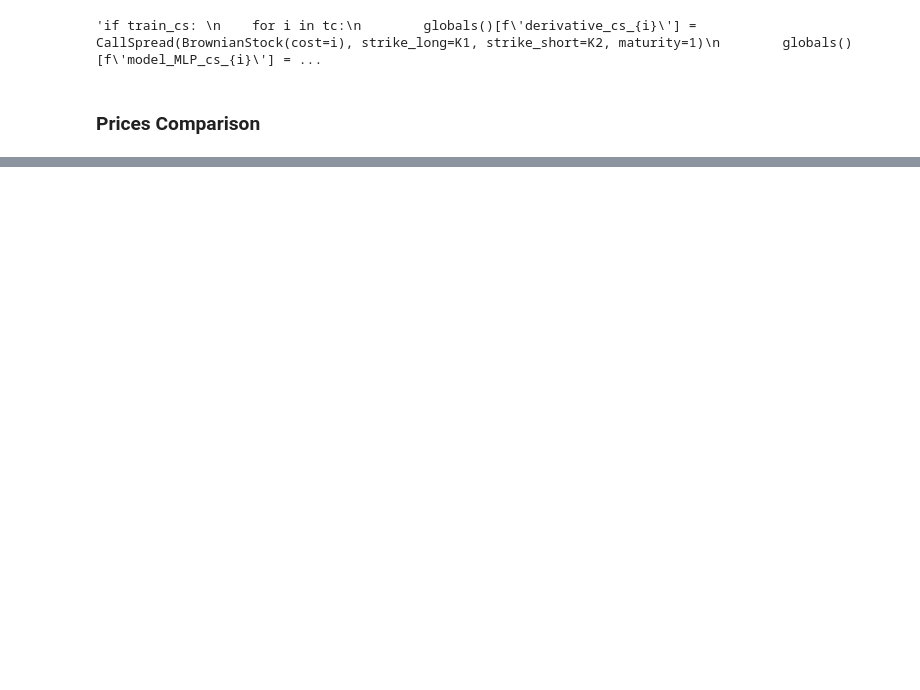
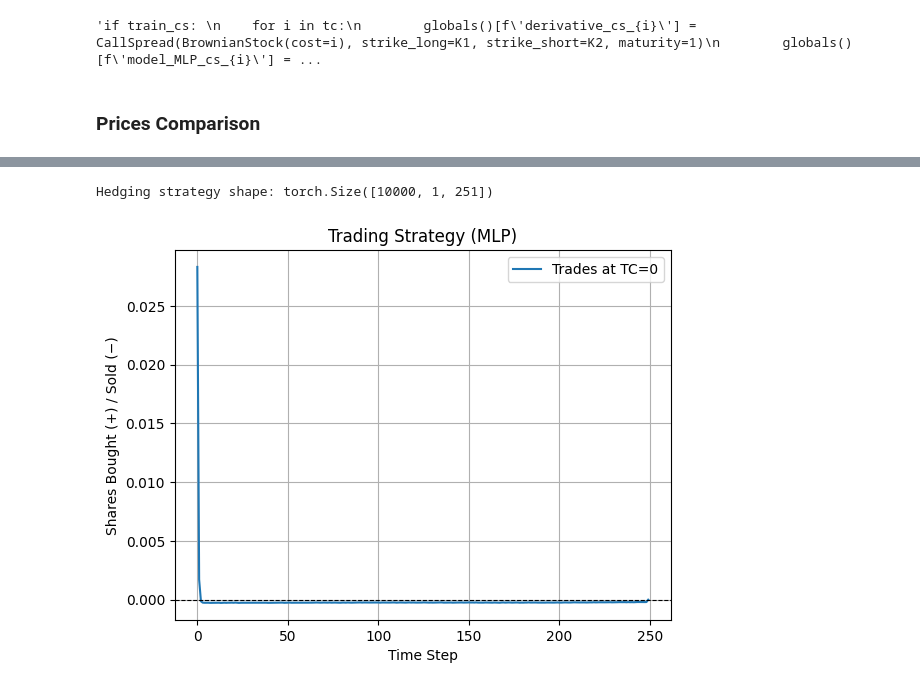
Before and after one commit to JulesArzel/Deep_Hedging_v2, a Jupyter notebook: Deep Reinforcement Learning Approach/Main_Deep_RL_pfhedge.ipynb, the cells around one changed output, grey strips where cells are left out. Drawn from its saved outputs; the diff is of its cells as text; code cells hidden in the pictures; blank space fills up the shorter version.

```diff
--- a/Deep Reinforcement Learning Approach/Main_Deep_RL_pfhedge.ipynb
+++ b/Deep Reinforcement Learning Approach/Main_Deep_RL_pfhedge.ipynb
@@ -581,0 +582,26 @@ plt.show()
+# %%
+i = 0
+
+hedger = globals()[f'hedger_MLP_cs_{i}']
+derivative = globals()[f'derivative_cs_{i}']
+
+hedges = hedger.compute_hedge(derivative_cs_4)
+
+print("Hedging strategy shape:", hedges.shape)
+
+trades = hedges[..., 1:] - hedges[..., :-1]
+
+trades = trades.squeeze(1)
+T_0 = trades.mean(dim=0).tolist()
+
+plt.plot(T_0, label=f"Trades at TC={tc[i]}")
+plt.xlabel("Time Step")
+plt.ylabel("Shares Bought (+) / Sold (−)")
+plt.title("Trading Strategy (MLP)")
+plt.axhline(0, color='black', linewidth=0.8, linestyle='--')
+plt.legend()
+plt.grid(True)
+plt.show()
+# %% [output]
+Hedging strategy shape: torch.Size([10000, 1, 251])
+[figure, added]
```
Also changed, not shown: parts of 19 cells of this notebook, 10 other files.
